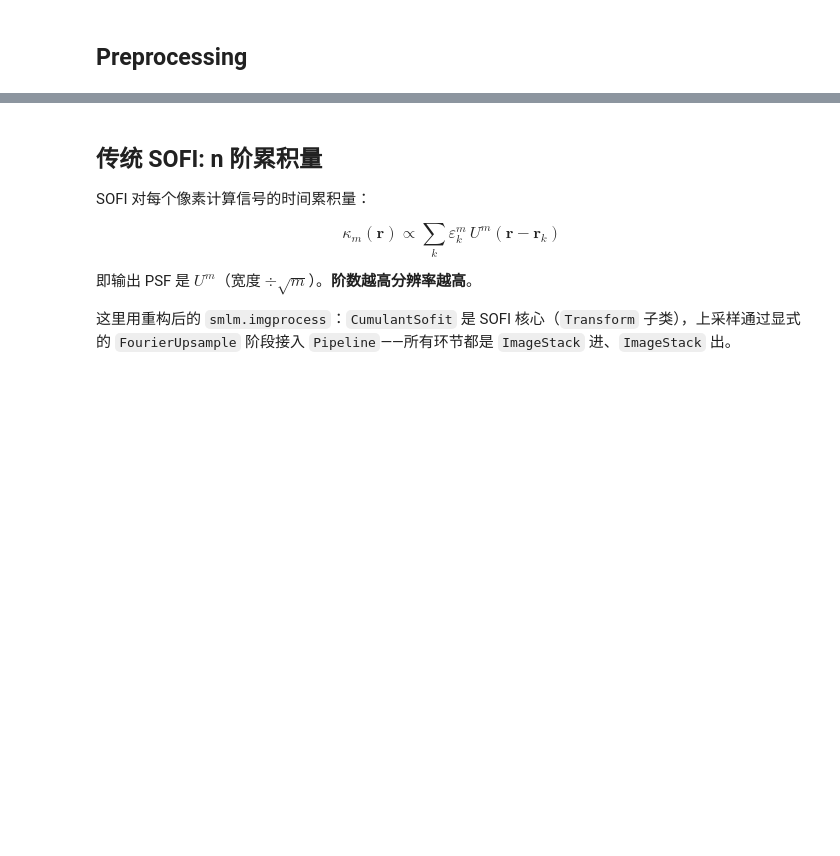
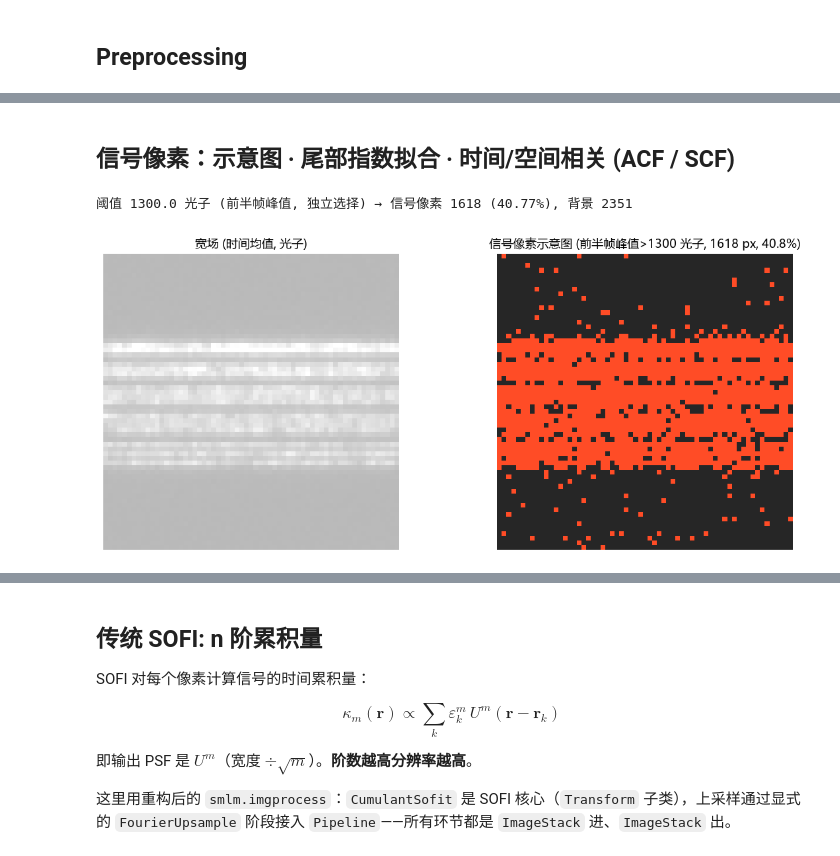
Before and after one commit to Jerry-LXH/SMLIE, a Jupyter notebook: Projects/Smile_Codes/Py_Smile/test_proess_sofi.ipynb, the cells around one changed output, grey strips where cells are left out. Saved outputs shown, nothing was run; the diff lists cells and outputs as text; code cells hidden in the pictures; blank space fills up the shorter version.

```diff
--- a/Projects/Smile_Codes/Py_Smile/test_proess_sofi.ipynb
+++ b/Projects/Smile_Codes/Py_Smile/test_proess_sofi.ipynb
@@ -169,0 +105,36 @@ plt.tight_layout(); plt.show()
+# %% [markdown]
+## 信号像素：示意图 · 尾部指数拟合 · 时间/空间相关 (ACF / SCF)
+# %%
+# ============ 信号像素: 统一选择 (放最前, 下游共用) + 空间示意图 ============
+# 数据已换算为光子 ((ADU-OFFSET)/GAIN, GAIN=148 e⁻/ADU, OFFSET=486 暗电平)。
+# 信号像素选择统一在此完成, FCS/SCF 等下游直接引用 sig_mask/ok, 不再各自重算:
+#   · 独立统计量避免选择偏倚: 前一半帧选信号像素, 后一半帧用于分析。
+#   · 全程 float64 避免精度损失。
+data = stack.data.astype(np.float64)
+SIG_THR_ADU = 1300.0                      # 参考阈值 (ADU)
+SIG_THR_PHOTON = (SIG_THR_ADU-OFFSET)/GAIN                      # 光子阈值 (1000ADU→3.47 光子, 取整 3)
+T = data.shape[0]
+Tsel = T // 2
+an = data[Tsel:]                          # 分析帧 (后一半)
+mu = an.mean(0)                           # 分析帧均值
+sig_mask = data[:Tsel].max(0) > SIG_THR_PHOTON   # 信号像素: 前半帧峰值>阈值 (独立选择)
+ok = sig_mask & (mu > 0)                  # 分析用信号像素 (显示/统计)
+n_sig = int(sig_mask.sum()); n_bg = int((~sig_mask).sum())
+print(f"阈值 {SIG_THR_PHOTON:.1f} 光子 (前半帧峰值, 独立选择) → "
+      f"信号像素 {n_sig} ({100*n_sig/sig_mask.size:.2f}%), 背景 {n_bg}")
+
+fig, axes = plt.subplots(1, 2, figsize=(11.5, 4.6))
+wf = data.mean(0)
+axes[0].imshow(wf, cmap="gray", vmin=0, vmax=float(np.percentile(wf, 99)))
+axes[0].set_title("宽场 (时间均值, 光子)"); axes[0].axis("off")
+ov = np.zeros((*wf.shape, 3), dtype=np.float32)
+ov[..., :] = 0.15
+ov[sig_mask, 0] = 1.0; ov[sig_mask, 1] = 0.3
+axes[1].imshow(ov)
+axes[1].set_title(f"信号像素示意图 (前半帧峰值>{SIG_THR_PHOTON:.0f} 光子, {n_sig} px, "
+                  f"{100*n_sig/sig_mask.size:.1f}%)")
+axes[1].axis("off")
+plt.tight_layout(); plt.show()
+# %% [output]
+阈值 1300.0 光子 (前半帧峰值, 独立选择) → 信号像素 1618 (40.77%), 背景 2351
+[figure, added]
```
Also changed, not shown: parts of 24 cells of this notebook, 37 other files.
